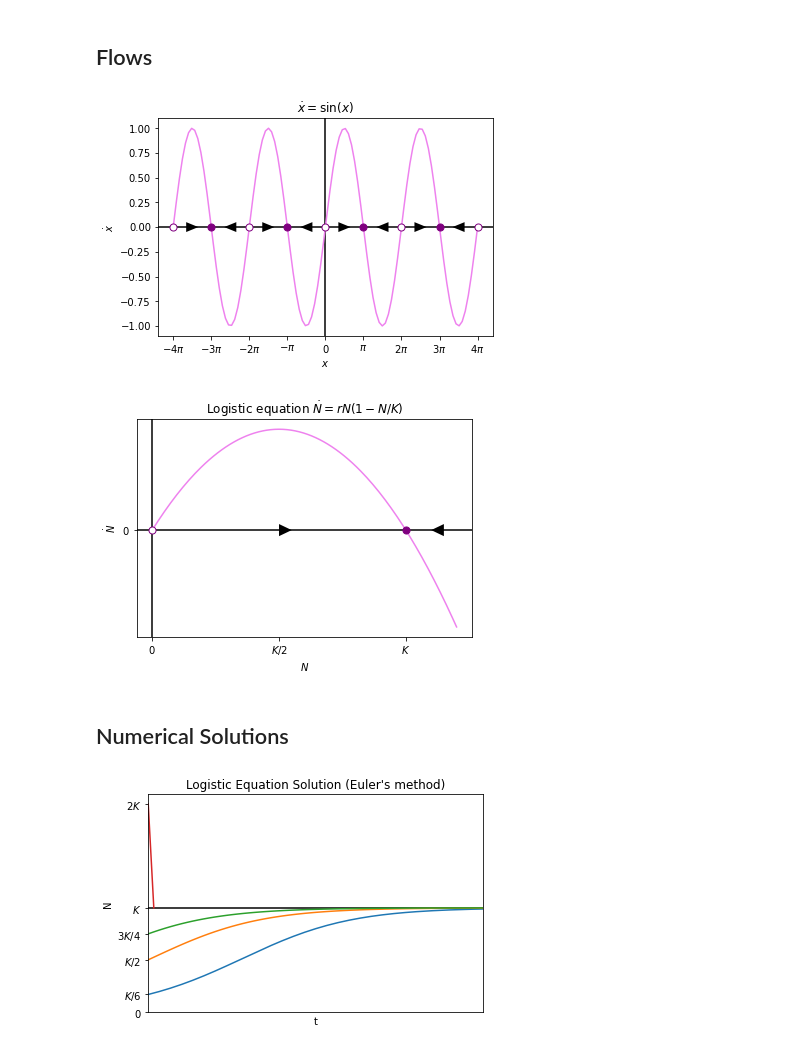
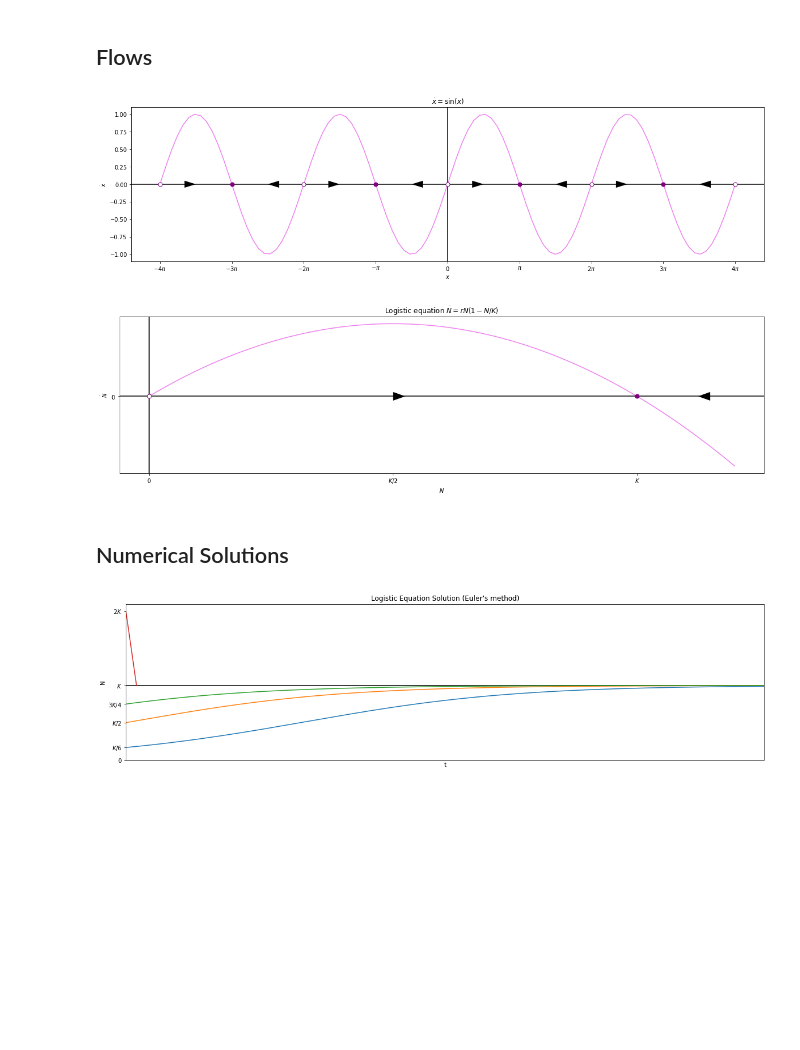
Before and after one commit to NRoboto/book-nonlinear-dynamics-chaos, a Jupyter notebook: main.ipynb, the cells around one changed output. Drawn from its saved outputs; the diff is of its cells as text; code cells hidden in the pictures; blank space fills up the shorter version.

Commit message:
Some of chapter 3

```diff
--- a/main.ipynb
+++ b/main.ipynb
@@ -1,38 +1,48 @@
 # %% [markdown]
 # Chapter 2 - Flows on the Line
 # %%
+%load_ext autoreload
+%autoreload 2
+
 import matplotlib.pyplot as plt
 import numpy as np
+from scipy.optimize import root as sp_root
 
 from utils.solvers import FirstOrderDiffEqn
 from utils.solvers.firstorder import num_sol_runge_kutta,num_sol_euler
+from utils.plot.utils import draw_circle, draw_arrow
+
+plt.rcParams["figure.figsize"] = (20, 5)
+
+def saveFig(filename, chapter):
+  plt.savefig(f"plots/chapter{chapter}/{filename}.png", facecolor="w")
 # %% [markdown]
 ## Flows
 # %%
 x = np.linspace(-4 * np.pi, 4 * np.pi, 100)
 x_dot = np.sin(x)
 
 plt.plot(x, x_dot, color='violet')
 
 plt.axhline(color="black", zorder=-1)
 plt.axvline(color="black", zorder=-1)
 plt.ylabel("$\dot{x}$")
 plt.xlabel("$x$")
 plt.title("$\dot{x} = \sin(x)$")
 plt.xticks(np.linspace(-4 * np.pi, 4 * np.pi, 9), labels=["$-4\pi$", "$-3\pi$", "$-2\pi$", "$-\pi$", "$0$", "$\pi$", "$2\pi$", "$3\pi$", "$4\pi$"])
 
 # Arrow heads
 for x in np.linspace(-3.5 * np.pi, 3.5 * np.pi, 8):
   direction = 1 if np.sin(x) > 0 else -1
-  plt.arrow(x - 0.5 * direction, 0, 0.001 * direction, 0, head_width=0.1, head_length=1, edgecolor='None', facecolor='black')
+  plt.arrow(x - 0.5 * direction, 0, 0.001 * direction, 0, head_width=0.1, head_length=0.5, edgecolor='None', facecolor='black')
 
 # Dots
 plt.scatter(np.linspace(-4 * np.pi, 4 * np.pi, 5), np.zeros((5, )), s=50, c='white', edgecolors='purple', zorder=10)
 plt.scatter(np.linspace(-3 * np.pi, 3 * np.pi, 4), np.zeros((4, )), s=50, c='purple', zorder=10)
 
 plt.show()
 # %% [output]
-[figure, old version]
+[figure, new version]
 # %%
 K = 100
 r = 1
@@ -51,12 +61,12 @@ plt.yticks([0], ["$0$"])
 
 plt.scatter([0], [0], s=50, c='white', edgecolor='purple', zorder=10)
 plt.scatter([K], [0], s=50, c='purple', zorder=10)
-plt.arrow(K/2, 0, 0.001, 0, head_width=3, head_length=5, edgecolor='None', facecolor='black')
-plt.arrow(K * 1.15, 0, -0.001, 0, head_width=3, head_length=5, edgecolor='None', facecolor='black')
+plt.arrow(K/2, 0, 0.001, 0, head_width=3, head_length=2.5, edgecolor='None', facecolor='black')
+plt.arrow(K * 1.15, 0, -0.001, 0, head_width=3, head_length=2.5, edgecolor='None', facecolor='black')
 
 plt.show()
 # %% [output]
-[figure, old version]
+[figure, new version]
 # %% [markdown]
 ## Numerical Solutions
 # %%
@@ -80,7 +90,7 @@ plt.title("Logistic Equation Solution (Euler's method)")
 
 plt.show()
 # %% [output]
-[figure, old version]
+[figure, new version]
 # %%
 K = 100
 r = 1
```
Also changed, not shown: parts of 20 cells of this notebook, 3 other files.
